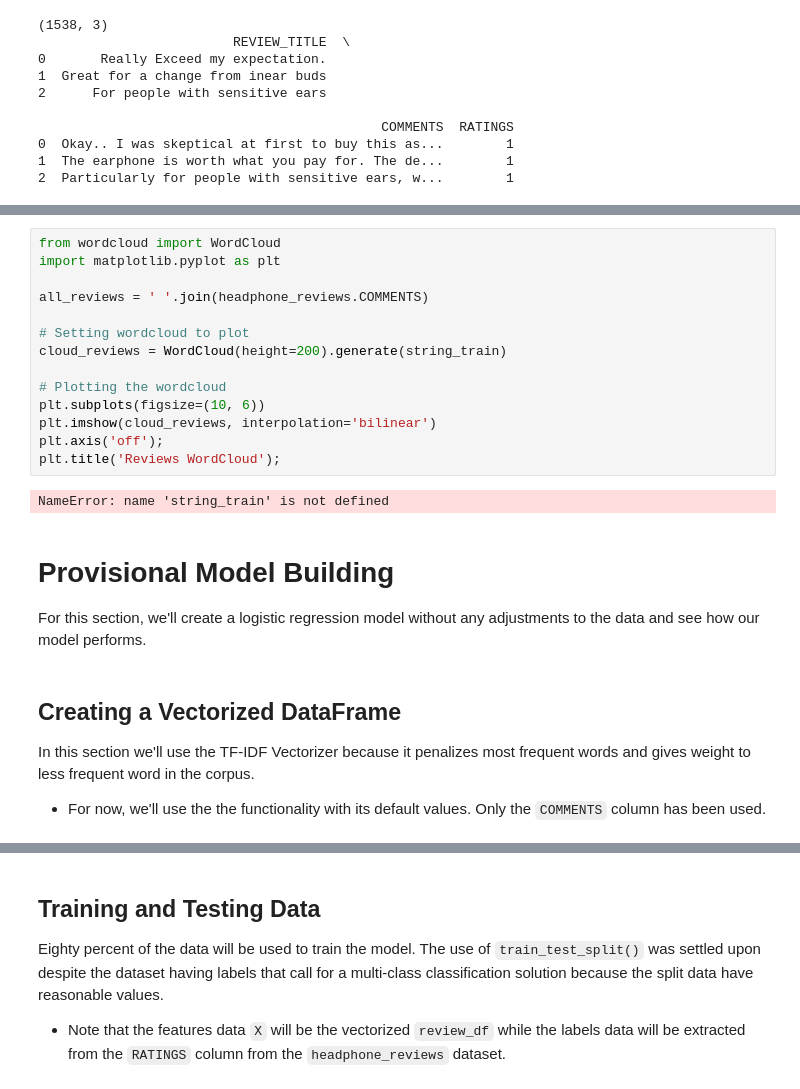
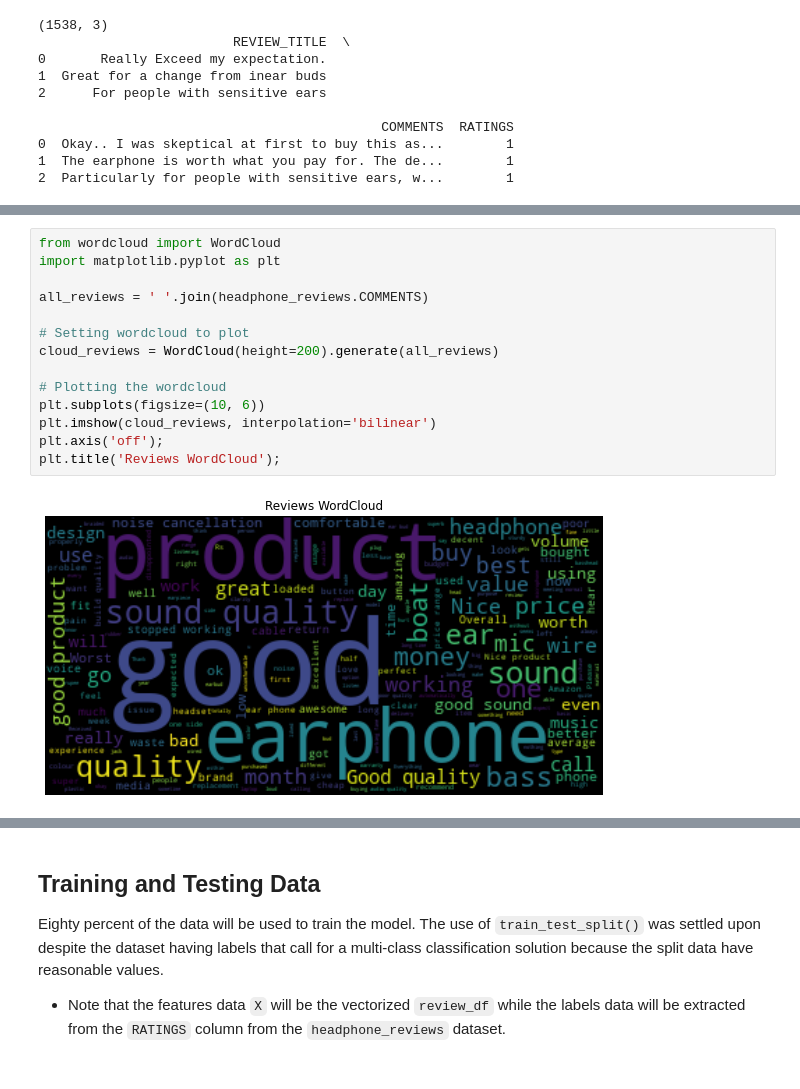
Before and after one commit to Demiga-g/headphones-reviews, a Jupyter notebook: Analysis of Headphone Reviews.ipynb, the cells around one changed output, grey strips where cells are left out. Saved outputs shown, nothing was run; the diff lists cells and outputs as text.

Commit message:
Corrected some bugs to get the correct output. Anyway, with default settings, the model was unable to predict negative reviews.

```diff
--- a/Analysis of Headphone Reviews.ipynb
+++ b/Analysis of Headphone Reviews.ipynb
@@ -59,26 +59,16 @@ print(headphone_reviews.head(3))
 # %%
 from wordcloud import WordCloud
 import matplotlib.pyplot as plt
 
 all_reviews = ' '.join(headphone_reviews.COMMENTS)
 
 # Setting wordcloud to plot
-cloud_reviews = WordCloud(height=200).generate(string_train)
+cloud_reviews = WordCloud(height=200).generate(all_reviews)
 
 # Plotting the wordcloud
 plt.subplots(figsize=(10, 6))
 plt.imshow(cloud_reviews, interpolation='bilinear')
 plt.axis('off');
 plt.title('Reviews WordCloud');
 # %% [output]
-NameError: name 'string_train' is not defined
+[figure, added]
-# %% [markdown]
-# **Provisional Model Building**
-
-For this section, we'll create a logistic regression model without any adjustments to the data and see how our model performs.
-# %% [markdown]
-## Creating a Vectorized DataFrame
-
-In this section we'll use the TF-IDF Vectorizer because it penalizes most frequent words and gives weight to less frequent word in the corpus.
-
-- For now, we'll use the the functionality with its default values. Only the `COMMENTS` column has been used.
```
Also changed, not shown: parts of 15 cells of this notebook.
